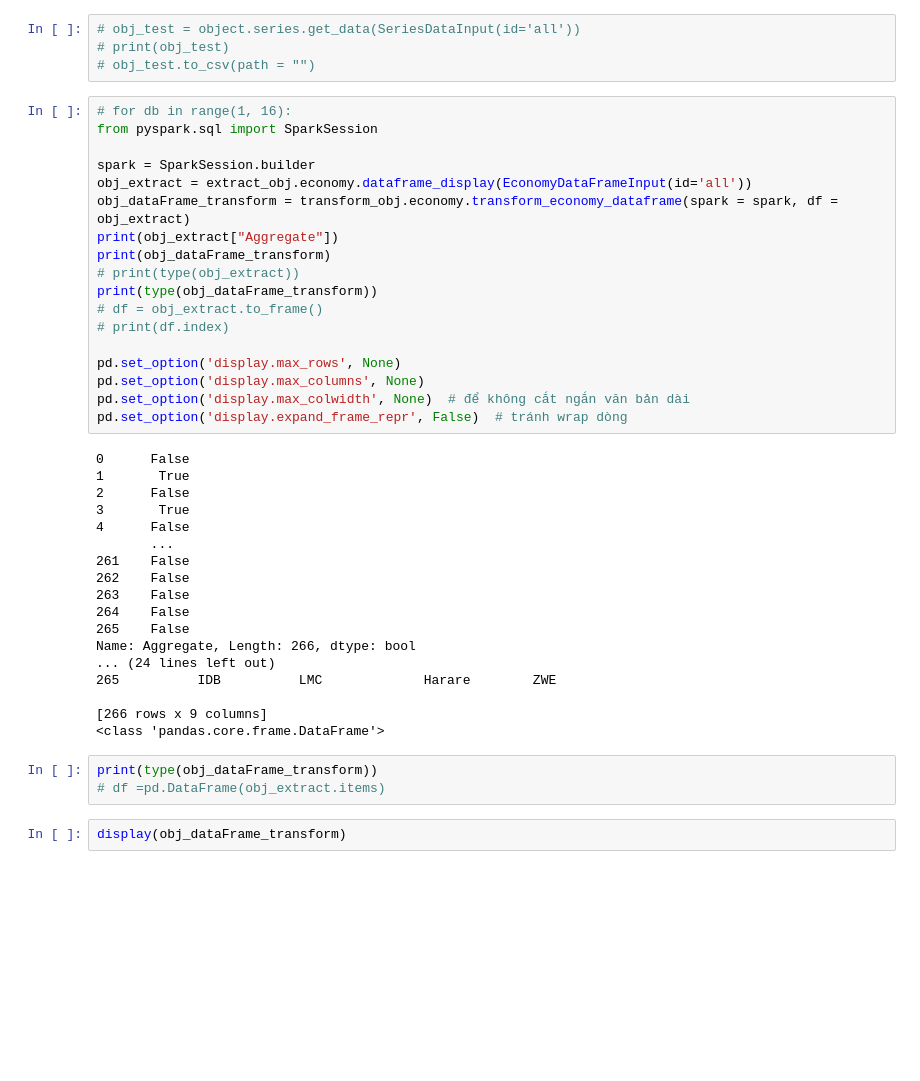
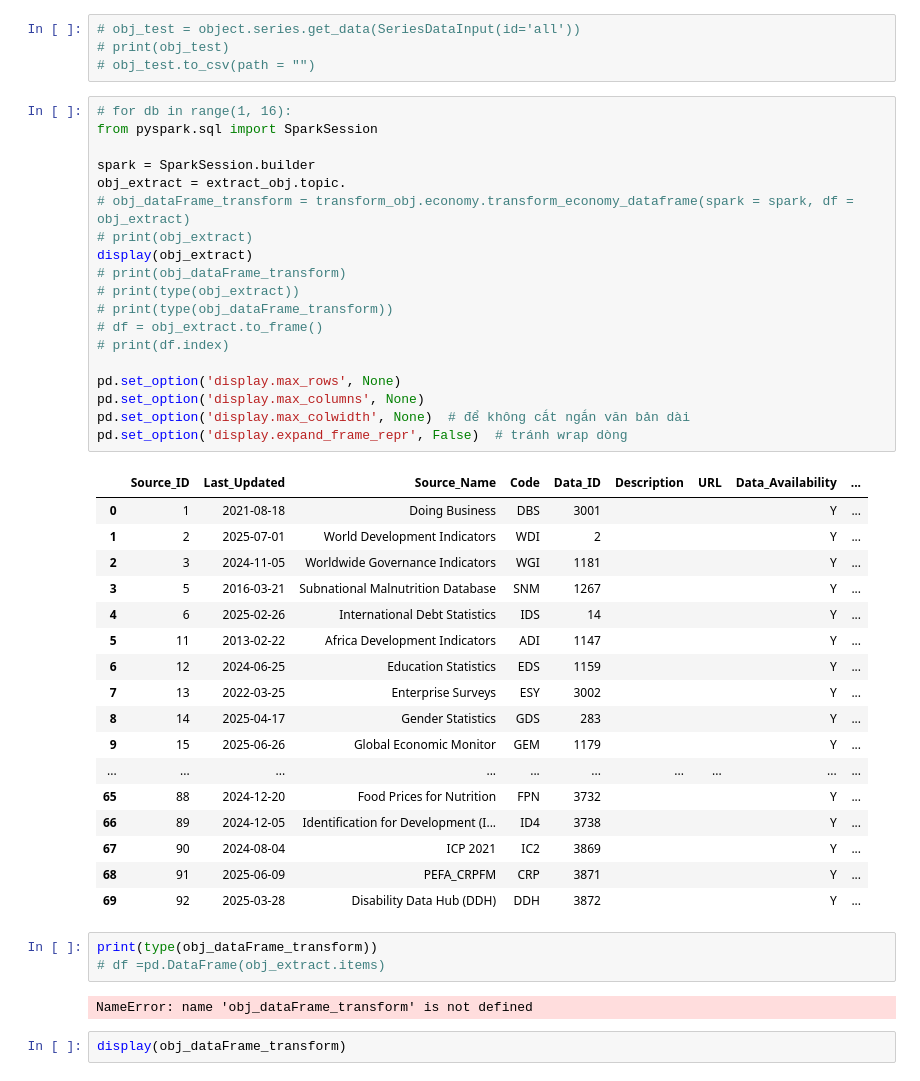
Before and after one commit to HungphamLeo/ETL_Project, a Jupyter notebook: notebooks/test.ipynb, the cells around one changed output. Cells and saved outputs as stored; diff of their text form; blank space fills up the shorter version.

```diff
--- a/notebooks/test.ipynb
+++ b/notebooks/test.ipynb
@@ -18,42 +18,45 @@ transform_obj = wbapi_transform()
 # %%
 # for db in range(1, 16):
 from pyspark.sql import SparkSession
 
 spark = SparkSession.builder
-obj_extract = extract_obj.economy.dataframe_display(EconomyDataFrameInput(id='all'))
-obj_dataFrame_transform = transform_obj.economy.transform_economy_dataframe(spark = spark, df = obj_extract)
-print(obj_extract["Aggregate"])
-print(obj_dataFrame_transform)
+obj_extract = extract_obj.topic.
+# obj_dataFrame_transform = transform_obj.economy.transform_economy_dataframe(spark = spark, df = obj_extract)
+# print(obj_extract)
+display(obj_extract)
+# print(obj_dataFrame_transform)
 # print(type(obj_extract))
-print(type(obj_dataFrame_transform))
+# print(type(obj_dataFrame_transform))
 # df = obj_extract.to_frame()
 # print(df.index)
 
 pd.set_option('display.max_rows', None)
 pd.set_option('display.max_columns', None)
 pd.set_option('display.max_colwidth', None)  # để không cắt ngắn văn bản dài
 pd.set_option('display.expand_frame_repr', False)  # tránh wrap dòng
 # %% [output]
-0      False
-1       True
-2      False
-3       True
-4      False
-       ...
-261    False
-262    False
-263    False
-264    False
-265    False
-Name: Aggregate, Length: 266, dtype: bool
-... (24 lines left out)
-265          IDB          LMC             Harare        ZWE
-
-[266 rows x 9 columns]
-<class 'pandas.core.frame.DataFrame'>
+|  | Source_ID | Last_Updated | Source_Name | Code | Data_ID | Description | URL | Data_Availability | ... |
+| 0 | 1 | 2021-08-18 | Doing Business | DBS | 3001 |  |  | Y | ... |
+| 1 | 2 | 2025-07-01 | World Development Indicators | WDI | 2 |  |  | Y | ... |
+| 2 | 3 | 2024-11-05 | Worldwide Governance Indicators | WGI | 1181 |  |  | Y | ... |
+| 3 | 5 | 2016-03-21 | Subnational Malnutrition Database | SNM | 1267 |  |  | Y | ... |
+| 4 | 6 | 2025-02-26 | International Debt Statistics | IDS | 14 |  |  | Y | ... |
+| 5 | 11 | 2013-02-22 | Africa Development Indicators | ADI | 1147 |  |  | Y | ... |
+| 6 | 12 | 2024-06-25 | Education Statistics | EDS | 1159 |  |  | Y | ... |
+| 7 | 13 | 2022-03-25 | Enterprise Surveys | ESY | 3002 |  |  | Y | ... |
+| 8 | 14 | 2025-04-17 | Gender Statistics | GDS | 283 |  |  | Y | ... |
+| 9 | 15 | 2025-06-26 | Global Economic Monitor | GEM | 1179 |  |  | Y | ... |
+| ... | ... | ... | ... | ... | ... | ... | ... | ... | ... |
+| 65 | 88 | 2024-12-20 | Food Prices for Nutrition | FPN | 3732 |  |  | Y | ... |
+| 66 | 89 | 2024-12-05 | Identification for Development (I... | ID4 | 3738 |  |  | Y | ... |
+| 67 | 90 | 2024-08-04 | ICP 2021 | IC2 | 3869 |  |  | Y | ... |
+| 68 | 91 | 2025-06-09 | PEFA_CRPFM | CRP | 3871 |  |  | Y | ... |
+| 69 | 92 | 2025-03-28 | Disability Data Hub (DDH) | DDH | 3872 |  |  | Y | ... |
 # %%
 print(type(obj_dataFrame_transform))
 # df =pd.DataFrame(obj_extract.items)
+# %% [output]
+NameError: name 'obj_dataFrame_transform' is not defined
 # %%
 display(obj_dataFrame_transform)
 # %%
```
Also changed, not shown: 6 other files.
